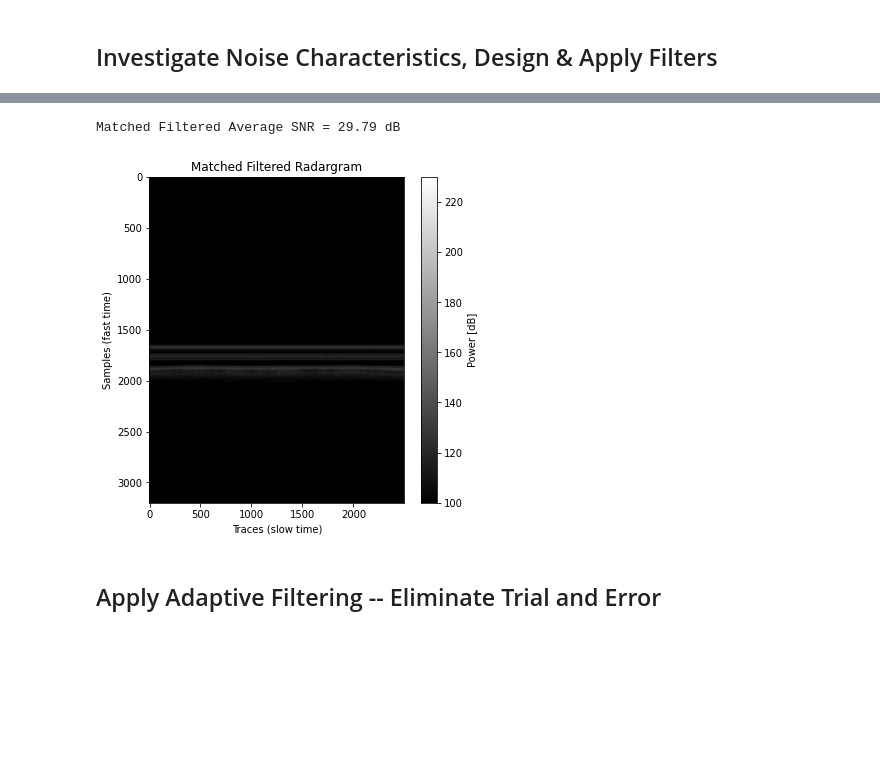
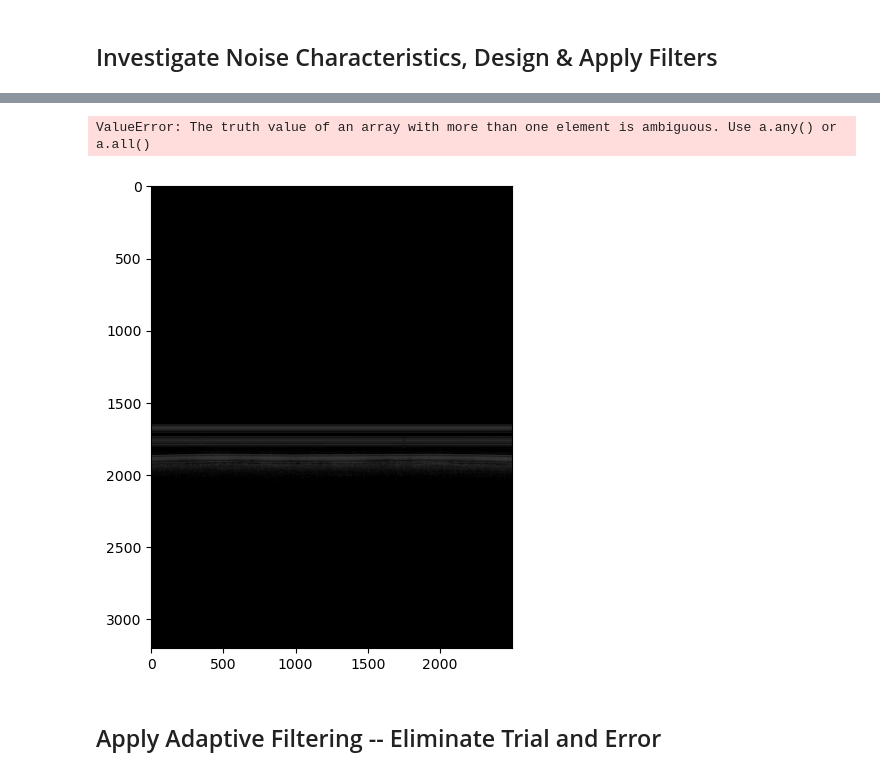
Before and after one commit to rohansanda/ee102b_radioglaciology, a Jupyter notebook: Clean Project Template.ipynb, the cells around one changed output, grey strips where cells are left out. Saved outputs shown, nothing was run; the diff lists cells and outputs as text; code cells hidden in the pictures; blank space fills up the shorter version.

```diff
--- a/Clean Project Template.ipynb
+++ b/Clean Project Template.ipynb
@@ -109,8 +146,14 @@ plt.show()
 # use the visual quality of the radargram and the SNR as metrics for how well you are doing
 # %%
 # build filter
-lowpass_filter = scipy.signal.ellip(4, 1, 80, 15e6, btype='lowpass', output='sos', fs=ds.fs)
-#scipy.signal.butter(5, 15e6, btype='lowpass', output='sos', fs=ds.fs)
+#lowpass_filter = scipy.signal.ellip(4, 1, 80, 15e6, btype='lowpass', output='sos', fs=ds.fs)
+lowpass_filter = scipy.signal.butter(5, 15e6, btype='lowpass', output='sos', fs=ds.fs)
+
+nyq = 0.5 * ds.fs
+low = 2E6 / nyq
+high = 8E6 / nyq
+
+stopband_filter = scipy.signal.butter(5, [low, high], btype='bandstop', output='sos', fs=ds.fs)
 
 data_out = np.zeros((len(ds["slow_time"]), len(ds["fast_time"]))).astype(float)
 
@@ -120,12 +163,16 @@ ref_chirp = ds["reference_chirp_real"] + 1j * ds["reference_chirp_imag"]
 for idx, t in enumerate(ds["slow_time"]):
     trace_unfiltered = ds["data"][idx,:]
 
-    trace_filtered = scipy.signal.sosfilt(lowpass_filter, trace_unfiltered)
+    #Apply a Hann Window
+    hann_window = ss.hann(len(trace_unfiltered))
+    windowed_signal = trace_unfiltered * hann_window
+
+    trace_filtered = scipy.signal.sosfilt(stopband_filter, windowed_signal)
 
     pulse_compressed = pulse_compress_one_trace(trace_filtered, ref_chirp_time_domain=ref_chirp)
     data_out[idx, :] = (20*np.log10(np.abs(pulse_compressed)))
 
-plot_radargram(data_out, title="Lowpass Filtered Radargram")
+plot_radargram(data_out, title="Lowpass Filtered Radargram",  bed_x=np.arange(len(ds["slow_time"])), bed_y=ds["bed_pick"], bed=False)
 
 snr_lowpass, snr_avg_lowpass = estimate_snr(data_out, ds["bed_pick"])
 snr_avg_lowpass = 10*np.log10(snr_avg_lowpass)
@@ -136,27 +183,27 @@ Lowpass Filtered Average SNR = 26.36 dB
 # %%
 data_out = np.zeros((len(ds["slow_time"]), len(ds["fast_time"]))).astype(float)
 
 # Apply matched filter to data
 for idx, t in enumerate(ds["slow_time"]):
     trace_unfiltered = ds["data"][idx, :]
 
     # Normalize the reference chirp
     ref_chirp /= np.linalg.norm(ref_chirp)
 
     # Apply matched filter
     trace_filtered = signal.correlate(trace_unfiltered, ref_chirp, mode='same')
 
     pulse_compressed = pulse_compress_one_trace(trace_filtered, ref_chirp_time_domain=ref_chirp)
     data_out[idx, :] = (20 * np.log10(np.abs(pulse_compressed)))
 
-plot_radargram(data_out, title="Matched Filtered Radargram")
+plot_radargram(data_out, title="Matched Filtered Radargram", bed_x=np.arange(len(ds["slow_time"])), bed_y=ds["bed_pick"])
 
 snr_matched, snr_avg_matched = estimate_snr(data_out, ds["bed_pick"])
 snr_avg_matched = 10 * np.log10(snr_avg_matched)
 print('Matched Filtered Average SNR = %.2f dB' % snr_avg_matched)
 # %% [output]
-Matched Filtered Average SNR = 29.79 dB
+ValueError: The truth value of an array with more than one element is ambiguous. Use a.any() or a.all()
-[figure, old version]
+[figure, new version]
 # %% [markdown]
 ## Apply Adaptive Filtering -- Eliminate Trial and Error
 # %%
```
Also changed, not shown: parts of 8 cells of this notebook, 1 other file.
